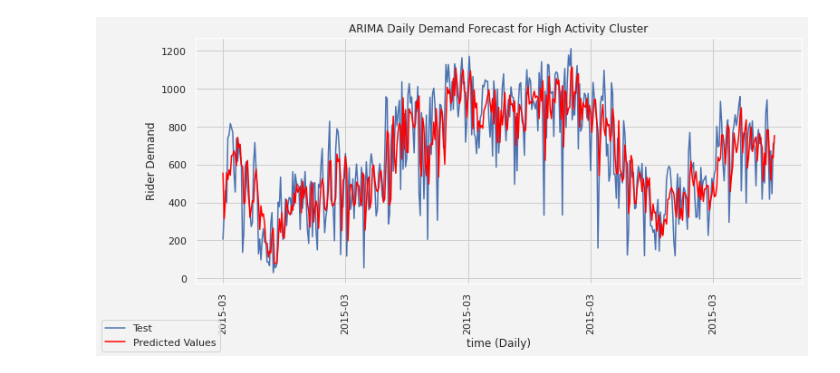
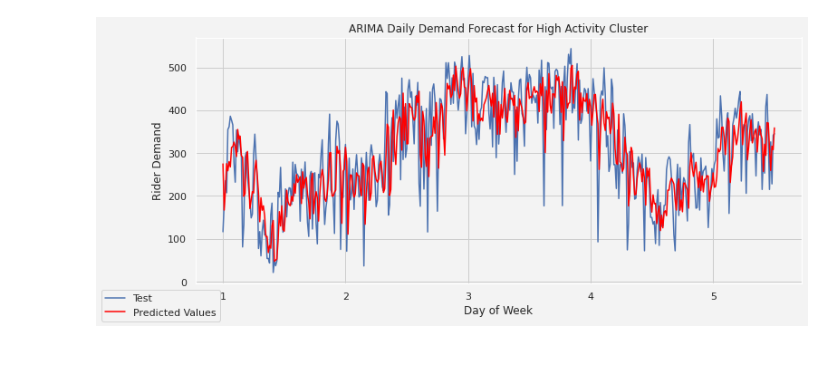
Before and after one commit to evan-kiolbassa/citibike, a Jupyter notebook: Models/Ride Demand Time Series Analysis.ipynb, the cells around one changed output. Saved outputs shown, nothing was run; the diff lists cells and outputs as text; code cells hidden in the pictures.

```diff
--- a/Models/Ride Demand Time Series Analysis.ipynb
+++ b/Models/Ride Demand Time Series Analysis.ipynb
@@ -54,5 +71,9 @@ def data_loading():
 rider_df, rider_df_0 = data_loading()
 # %%
 rider_demand_0 = pd.Series(rider_df_0[pd.IndexSlice[:,0]])
+# %%
+rider_demand_0,lam = boxcox(rider_demand_0)
+# %%
+rider_demand_0 = pd.Series(rider_demand_0)
 # %%
 true_rides_0 = pd.Series(rider_df[pd.IndexSlice[:,0]])
@@ -103,0 +109,2 @@ max     456.863089
+# %%
+demand_fit, predictions, test, residuals = model_creation(rider_demand_0)
@@ -104,17 +129,17 @@ max     456.863089
 # %%
 colors = ["#263571", '#ea2029', '#39a2e1']
 sns.set(rc={'axes.facecolor':'#f3f3f3', 'figure.facecolor':'#f3f3f3', 'grid.color': '#cdcdcd'})
 fig, ax1 = plt.subplots(figsize = (12,5))
-ax1.set_xticklabels(rider_demand_0.index.strftime('%Y-%m'),rotation=90)
-ax1.set_xlabel('time (Daily)')
+ax1.set_xticklabels(rider_demand_0.index)
+ax1.set_xlabel('Day of Week')
 ax1.set_ylabel('Rider Demand')
 plt.plot(test)
 plt.plot(predictions, color='red')
 fig.legend(['Test','Predicted Values'], loc=3)
 plt.title('ARIMA Daily Demand Forecast for High Activity Cluster')
 plt.show()
 # %% [output]
-[figure, old version]
+[figure, new version]
 # %%
 colors = ["#263571", '#ea2029', '#39a2e1']
 sns.set(rc={'axes.facecolor':'#f3f3f3', 'figure.facecolor':'#f3f3f3', 'grid.color': '#cdcdcd'})
```
Also changed, not shown: parts of 40 cells of this notebook, 1 other file.
